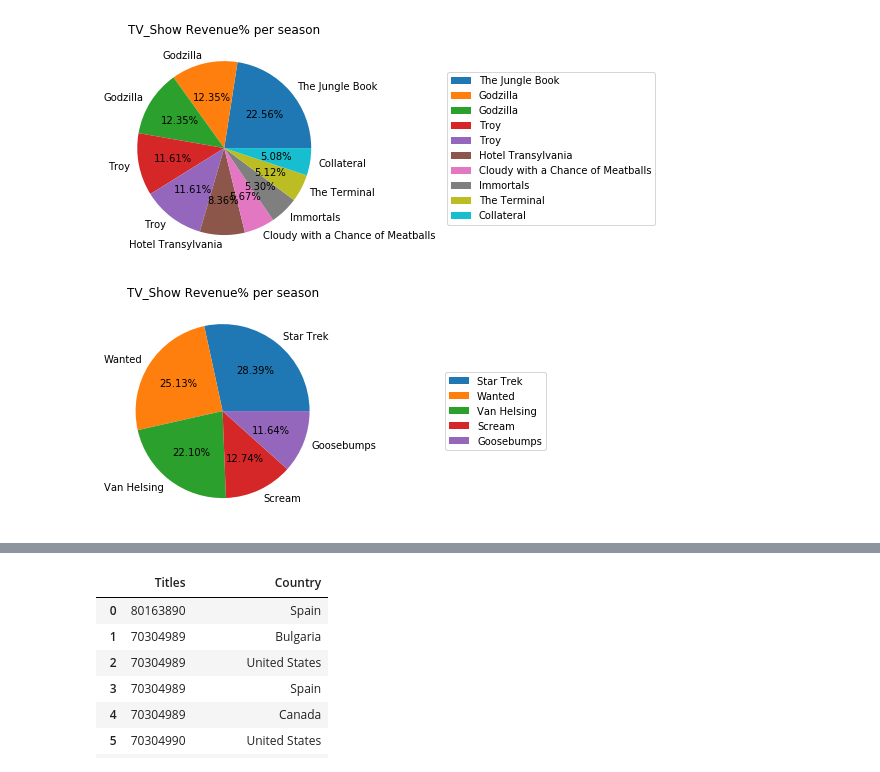
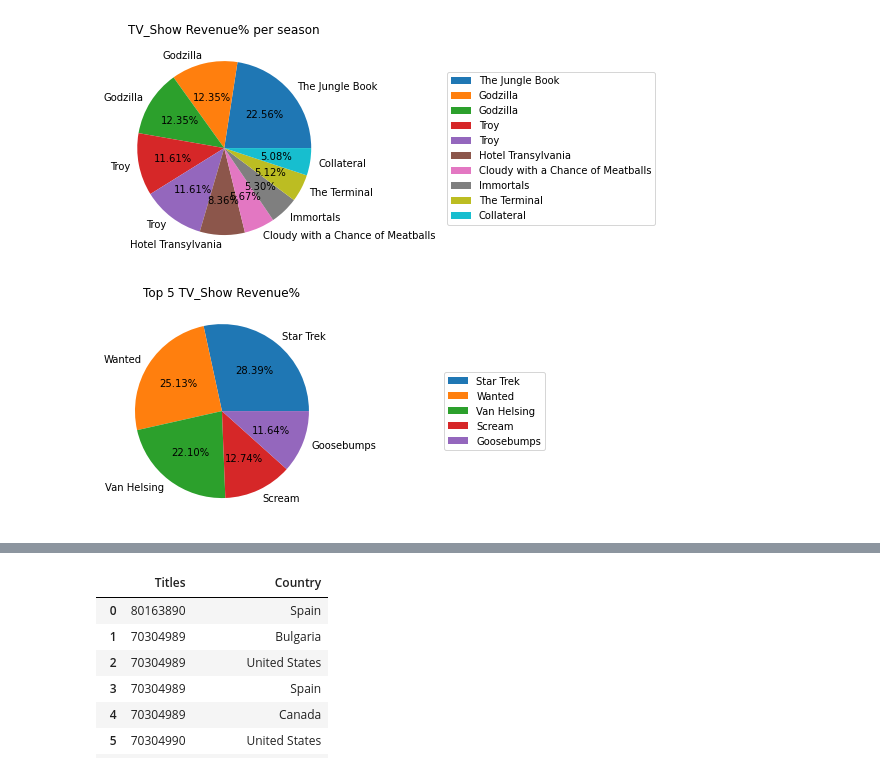
Before and after one commit to ahmadfarouk/Project-Netflix, a Jupyter notebook: netflix/Python-Netflix-Project-DataNormalization.ipynb, the cells around one changed output, grey strips where cells are left out. Saved outputs shown, nothing was run; the diff lists cells and outputs as text; code cells hidden in the pictures.

```diff
--- a/netflix/Python-Netflix-Project-DataNormalization.ipynb
+++ b/netflix/Python-Netflix-Project-DataNormalization.ipynb
@@ -105,11 +107,11 @@ plt.show()
 # %%
 sort_db=netflix_titles.sort_values(by='Revenue',ascending=False)
 TV_Show = sort_db.loc[(sort_db["type"] == "TV Show") & (sort_db["duration"].str.contains('Seasons'))]
 TV_Show_Top_10=TV_Show.head(5)
 plt.pie(TV_Show_Top_10["Revenue"], labels = TV_Show_Top_10["title"], autopct = "%1.2f%%")
-plt.title("TV_Show Revenue% per season")
+plt.title("Top 5 TV_Show Revenue%")
 #plt.legend(loc="right")
 plt.legend(loc='center left', bbox_to_anchor=(1.5, 0.5))
 plt.show()
 # %% [output]
-[figure, old version]
+[figure, new version]
```
Also changed, not shown: parts of 9 cells of this notebook, 1 other file.
